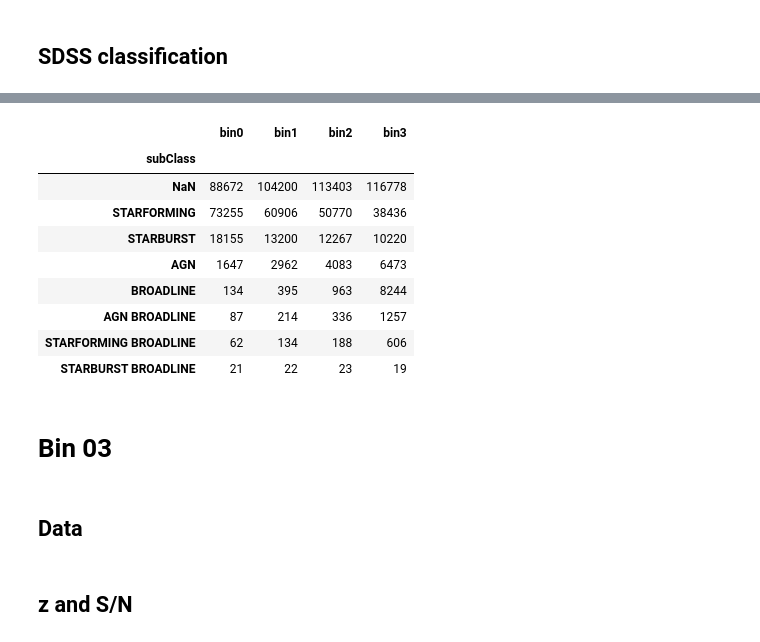
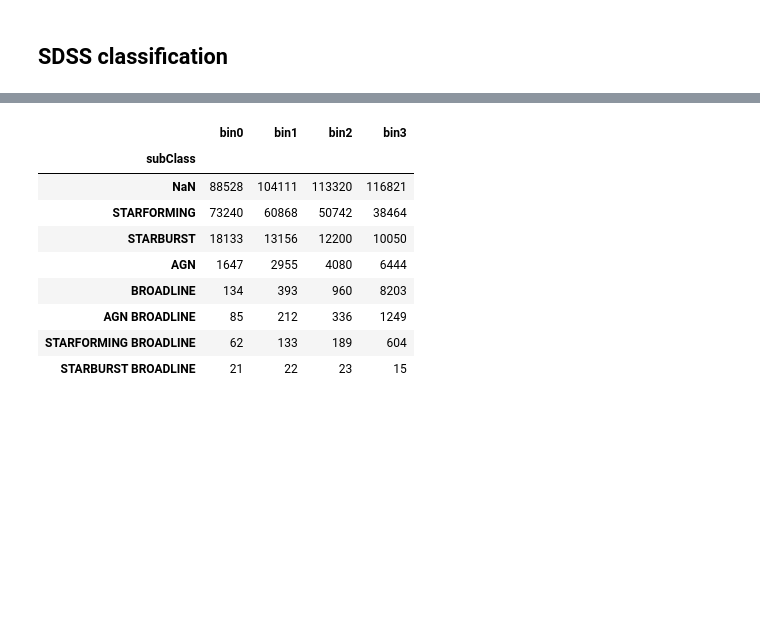
Before and after one commit to ed-ortizm/sdss, a Jupyter notebook: data_prep_illustrations/01_data_stats.ipynb, the cells around one changed output, grey strips where cells are left out. Saved outputs shown, nothing was run; the diff lists cells and outputs as text; code cells hidden in the pictures; blank space fills up the shorter version.

Commit message:
chore: remove old code cells from data stats

```diff
--- a/data_prep_illustrations/01_data_stats.ipynb
+++ b/data_prep_illustrations/01_data_stats.ipynb
@@ -287,8 +234,0 @@ Name: count, dtype: int64
-# %%
-bin_id = 'bin_01'
-idx_id_bin_01 = np.load(
-    f"{data_dir}/202511_bins/"
-    f"{bin_id}/{bin_id}_index_specobjid.npy"
-)
-
-bin_01_df = drop_meta_data_df.loc[idx_id_bin_01[:, 1]].copy()
@@ -329,8 +234,0 @@ Name: count, dtype: int64
-# %%
-bin_id = 'bin_02'
-idx_id_bin_02 = np.load(
-    f"{data_dir}/202511_bins/"
-    f"{bin_id}/{bin_id}_index_specobjid.npy"
-)
-
-bin_02_df = drop_meta_data_df.loc[idx_id_bin_02[:, 1]].copy()
@@ -371,8 +234,0 @@ Name: count, dtype: int64
-# %%
-bin_id = 'bin_03'
-idx_id_bin_03 = np.load(
-    f"{data_dir}/202511_bins/"
-    f"{bin_id}/{bin_id}_index_specobjid.npy"
-)
-
-bin_03_new_df = drop_meta_data_df.loc[idx_id_bin_03[:, 1]].copy()
@@ -411,6 +235,7 @@ Name: count, dtype: int64
 # %%
 z_bins_dict = {}
 snMedian_bins_dict = {}
+bin_class_dict = {}
 
 for bin_id in bin_id_list:
 
@@ -418,10 +243,11 @@ for bin_id in bin_id_list:
         f"{data_dir}/{bin_id}/{bin_id}_index_specobjid.npy"
     )
 
-    bin_df = drop_meta_data_df.loc[idx_id_bin[:, 1]].copy()
+    bin_df = final_meta_data_df.loc[idx_id_bin[:, 1]].copy()
 
     z_bins_dict[bin_id] = bin_df.z.describe()
     snMedian_bins_dict[bin_id] = bin_df.snMedian.describe()
+    bin_class_dict[bin_id] = bin_df.subClass.value_counts(dropna=False)
 
 z_accross_bins_df = pd.concat(
     z_bins_dict.values(),
@@ -465,25 +307,22 @@ snMedian_accross_bins_df
 # %%
-all_bins_classes = [bin_00_class, bin_01_class, bin_02_class, bin_03_new_class]
+all_bins_classes = [bin_class_dict[bin_id] for bin_id in bin_id_list]
+# [bin_00_class, bin_01_class, bin_02_class, bin_03_new_class]
 
 classes_df = pd.concat(
     all_bins_classes,
     axis=1,
     keys=['bin0', 'bin1', 'bin2', 'bin3']
 )
 classes_df.to_clipboard()
 classes_df
 # %% [output]
 |  | bin0 | bin1 | bin2 | bin3 |
 | subClass |  |  |  |  |
-| NaN | 88672 | 104200 | 113403 | 116778 |
-| STARFORMING | 73255 | 60906 | 50770 | 38436 |
-| STARBURST | 18155 | 13200 | 12267 | 10220 |
-| AGN | 1647 | 2962 | 4083 | 6473 |
-| BROADLINE | 134 | 395 | 963 | 8244 |
-| AGN BROADLINE | 87 | 214 | 336 | 1257 |
-| STARFORMING BROADLINE | 62 | 134 | 188 | 606 |
-| STARBURST BROADLINE | 21 | 22 | 23 | 19 |
+| NaN | 88528 | 104111 | 113320 | 116821 |
+| STARFORMING | 73240 | 60868 | 50742 | 38464 |
+| STARBURST | 18133 | 13156 | 12200 | 10050 |
+| AGN | 1647 | 2955 | 4080 | 6444 |
+| BROADLINE | 134 | 393 | 960 | 8203 |
+| AGN BROADLINE | 85 | 212 | 336 | 1249 |
+| STARFORMING BROADLINE | 62 | 133 | 189 | 604 |
+| STARBURST BROADLINE | 21 | 22 | 23 | 15 |
-# %% [markdown]
-# Bin 03
-# %% [markdown]
-## Data
@@ -495,2 +328,0 @@ bin_03_df = drop_meta_data_df.loc[idx_id_bin_03[:, 1]].copy()
-# %% [markdown]
-## z and S/N
```
Also changed, not shown: parts of 43 cells of this notebook.
